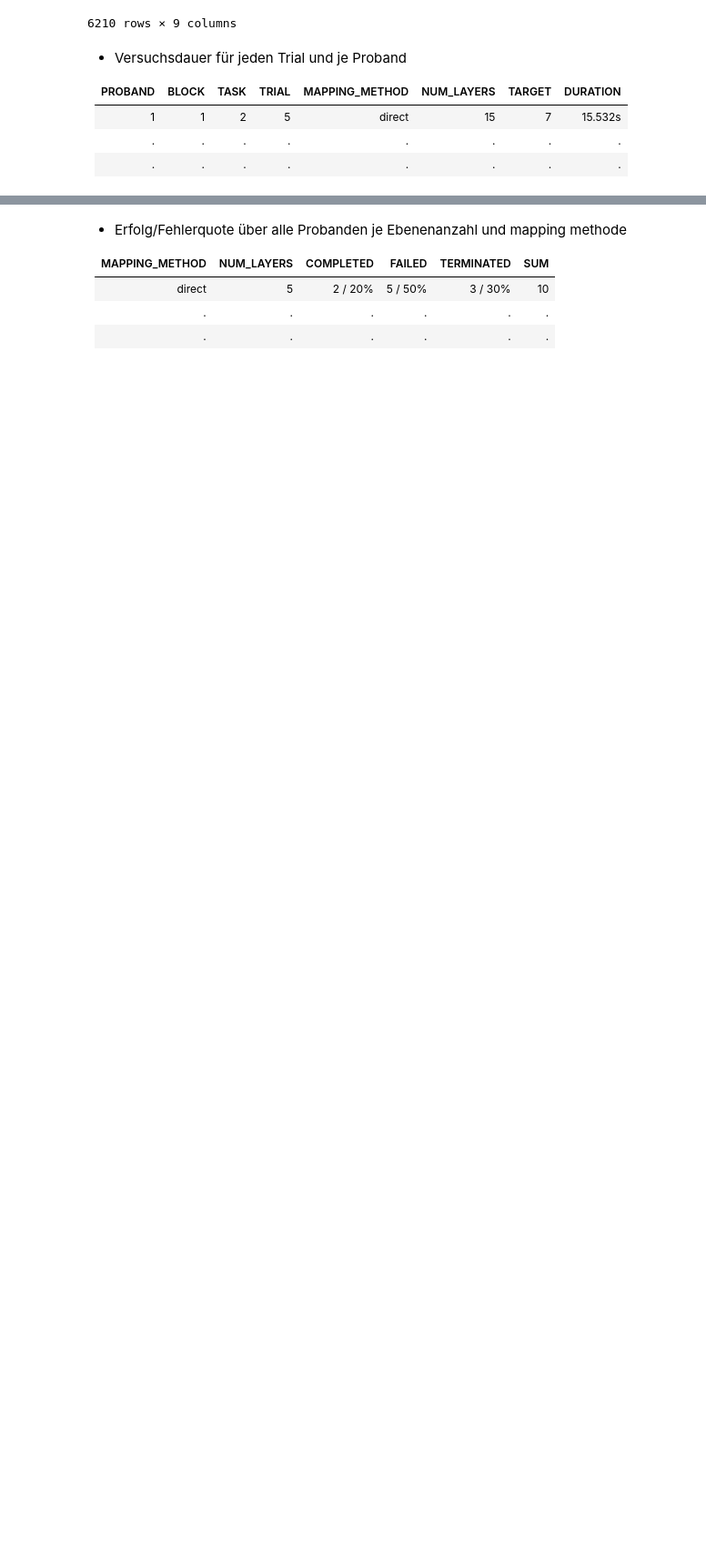
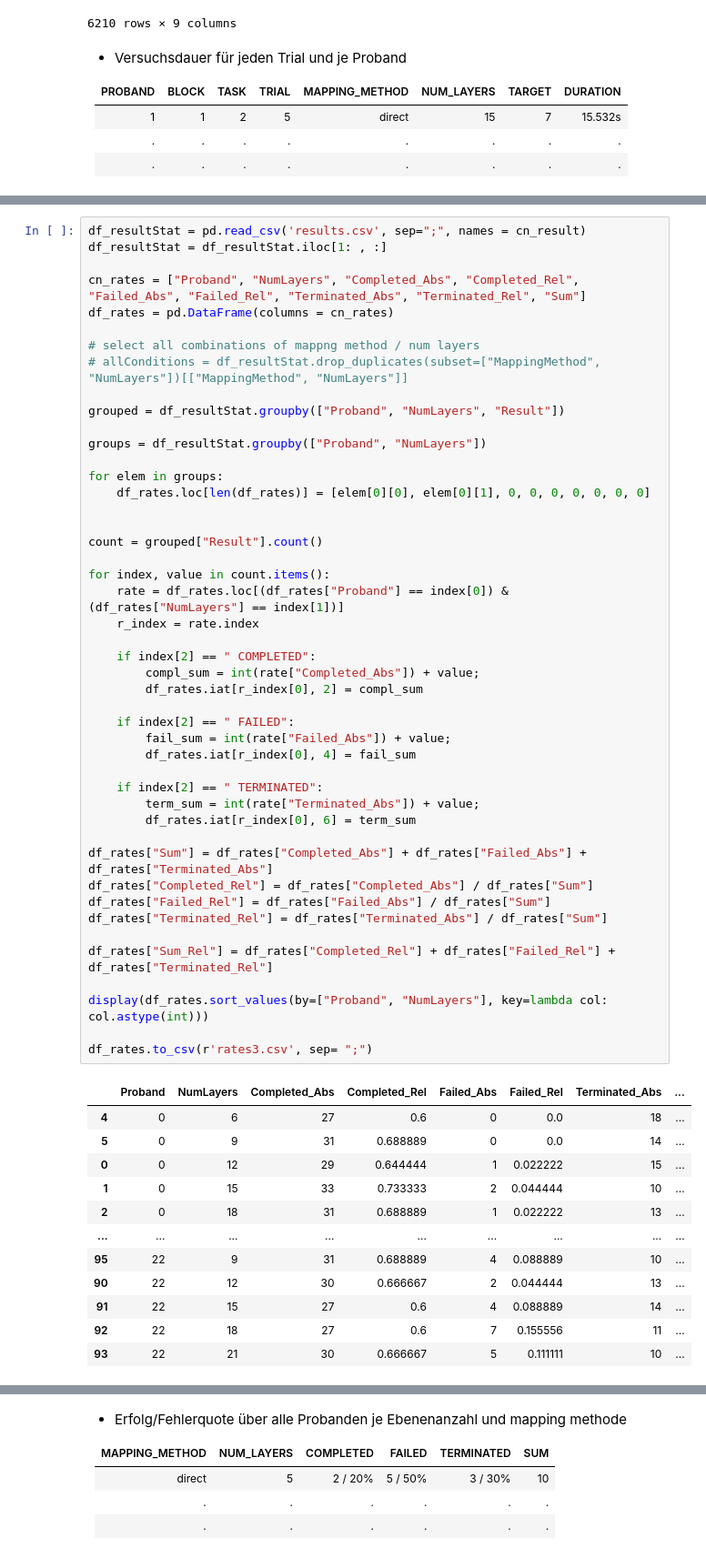
Before and after one commit to visualengineers/reflex-avi2022-results, a Jupyter notebook: code/zelasto study.ipynb, the cells around one changed output, grey strips where cells are left out. Shown at 91% size. Saved outputs shown, nothing was run; the diff lists cells and outputs as text; blank space fills up the shorter version.

```diff
--- a/code/zelasto study.ipynb
+++ b/code/zelasto study.ipynb
@@ -411,0 +482,59 @@ Processed: 23 of 23
+# %%
+df_resultStat = pd.read_csv('results.csv', sep=";", names = cn_result)
+df_resultStat = df_resultStat.iloc[1: , :]
+
+cn_rates = ["Proband", "NumLayers", "Completed_Abs", "Completed_Rel", "Failed_Abs", "Failed_Rel", "Terminated_Abs", "Terminated_Rel", "Sum"]
+df_rates = pd.DataFrame(columns = cn_rates)
+
+# select all combinations of mappng method / num layers
+# allConditions = df_resultStat.drop_duplicates(subset=["MappingMethod", "NumLayers"])[["MappingMethod", "NumLayers"]]
+
+grouped = df_resultStat.groupby(["Proband", "NumLayers", "Result"])
+
+groups = df_resultStat.groupby(["Proband", "NumLayers"])
+
+for elem in groups:
+    df_rates.loc[len(df_rates)] = [elem[0][0], elem[0][1], 0, 0, 0, 0, 0, 0, 0]
+
+
+count = grouped["Result"].count()
+
+for index, value in count.items():
+    rate = df_rates.loc[(df_rates["Proband"] == index[0]) & (df_rates["NumLayers"] == index[1])]
+    r_index = rate.index
+
+    if index[2] == " COMPLETED":
+        compl_sum = int(rate["Completed_Abs"]) + value;
+        df_rates.iat[r_index[0], 2] = compl_sum
+
+    if index[2] == " FAILED":
+        fail_sum = int(rate["Failed_Abs"]) + value;
+        df_rates.iat[r_index[0], 4] = fail_sum
+
+    if index[2] == " TERMINATED":
+        term_sum = int(rate["Terminated_Abs"]) + value;
+        df_rates.iat[r_index[0], 6] = term_sum
+
+df_rates["Sum"] = df_rates["Completed_Abs"] + df_rates["Failed_Abs"] + df_rates["Terminated_Abs"]
+df_rates["Completed_Rel"] = df_rates["Completed_Abs"] / df_rates["Sum"]
+df_rates["Failed_Rel"] = df_rates["Failed_Abs"] / df_rates["Sum"]
+df_rates["Terminated_Rel"] = df_rates["Terminated_Abs"] / df_rates["Sum"]
+
+df_rates["Sum_Rel"] = df_rates["Completed_Rel"] + df_rates["Failed_Rel"] + df_rates["Terminated_Rel"]
+
+display(df_rates.sort_values(by=["Proband", "NumLayers"], key=lambda col: col.astype(int)))
+
+df_rates.to_csv(r'rates3.csv', sep= ";")
+# %% [output]
+|  | Proband | NumLayers | Completed_Abs | Completed_Rel | Failed_Abs | Failed_Rel | Terminated_Abs | ... |
+| 4 | 0 | 6 | 27 | 0.6 | 0 | 0.0 | 18 | ... |
+| 5 | 0 | 9 | 31 | 0.688889 | 0 | 0.0 | 14 | ... |
+| 0 | 0 | 12 | 29 | 0.644444 | 1 | 0.022222 | 15 | ... |
+| 1 | 0 | 15 | 33 | 0.733333 | 2 | 0.044444 | 10 | ... |
+| 2 | 0 | 18 | 31 | 0.688889 | 1 | 0.022222 | 13 | ... |
+| ... | ... | ... | ... | ... | ... | ... | ... | ... |
+| 95 | 22 | 9 | 31 | 0.688889 | 4 | 0.088889 | 10 | ... |
+| 90 | 22 | 12 | 30 | 0.666667 | 2 | 0.044444 | 13 | ... |
+| 91 | 22 | 15 | 27 | 0.6 | 4 | 0.088889 | 14 | ... |
+| 92 | 22 | 18 | 27 | 0.6 | 7 | 0.155556 | 11 | ... |
+| 93 | 22 | 21 | 30 | 0.666667 | 5 | 0.111111 | 10 | ... |
```
Also changed, not shown: parts of 6 cells of this notebook, 4 other files.
